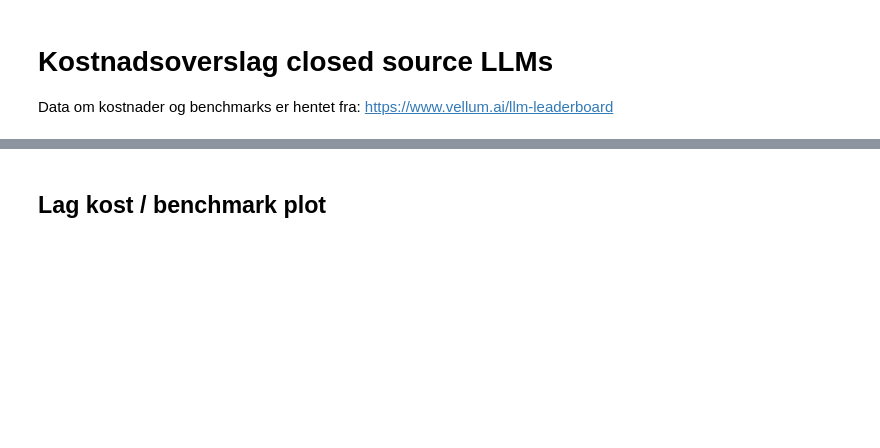
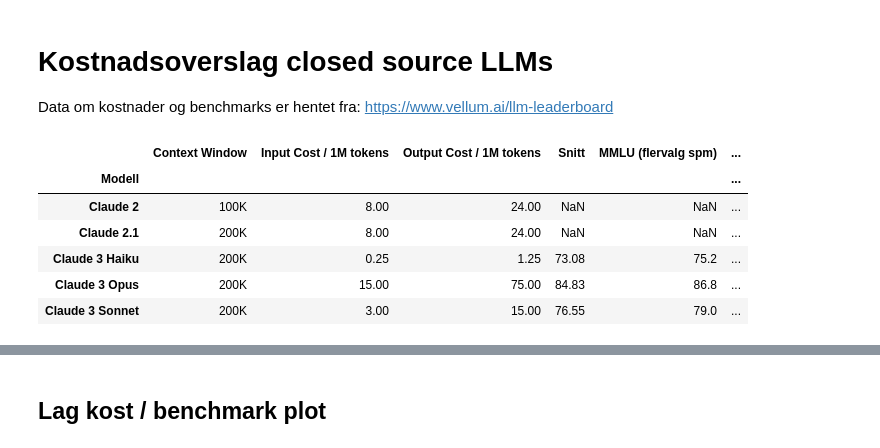
Before and after one commit to benediktgoodman/team-ai-kostnadsoverslag, a Jupyter notebook: kostnadsberegning.ipynb, the cells around one changed output, grey strips where cells are left out. Saved outputs shown, nothing was run; the diff lists cells and outputs as text; code cells hidden in the pictures; blank space fills up the shorter version.

```diff
--- a/kostnadsberegning.ipynb
+++ b/kostnadsberegning.ipynb
@@ -5,21 +5,35 @@ Data om kostnader og benchmarks er hentet fra: https://www.vellum.ai/llm-leaderb
 # %%
 import pandas as pd
 import numpy as np
+from pathlib import Path
+import os
 
+notebook_path = Path.cwd()
+function_path = Path('functions')
+os.chdir(function_path)
 from cost_model import make_df_cost, calculate_total_cost
 from plot_funcs import plot_multiple_lines
+os.chdir(notebook_path)
 
 # Import and merge together
 kost = pd.read_csv("kostnader.csv")
 bench = pd.read_csv("llm_benchmarks.csv")
 
 df = (
     pd.merge(kost, bench, on=["Modell"], how="left", validate=None)
     .set_index("Modell")
     .drop("Total", axis=1)
 )
 
 df.head()
+# %% [output]
+|  | Context Window | Input Cost / 1M tokens | Output Cost / 1M tokens | Snitt | MMLU (flervalg spm) | ... |
+| Modell |  |  |  |  |  | ... |
+| Claude 2 | 100K | 8.00 | 24.00 | NaN | NaN | ... |
+| Claude 2.1 | 200K | 8.00 | 24.00 | NaN | NaN | ... |
+| Claude 3 Haiku | 200K | 0.25 | 1.25 | 73.08 | 75.2 | ... |
+| Claude 3 Opus | 200K | 15.00 | 75.00 | 84.83 | 86.8 | ... |
+| Claude 3 Sonnet | 200K | 3.00 | 15.00 | 76.55 | 79.0 | ... |
 # %%
 # Clan str signs in numerical data
 for column in df.columns:
```
Also changed, not shown: parts of 10 cells of this notebook, 11 other files.
